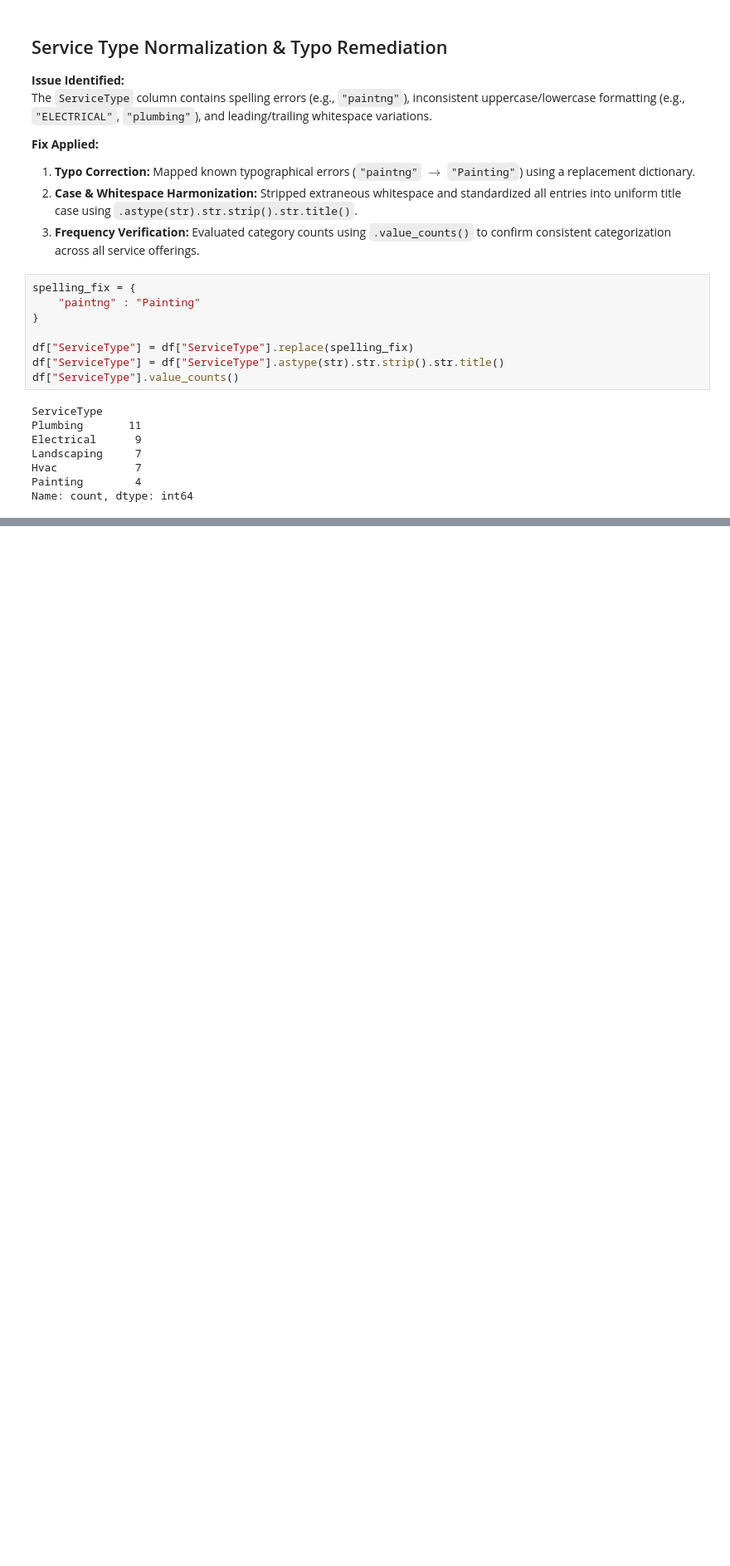
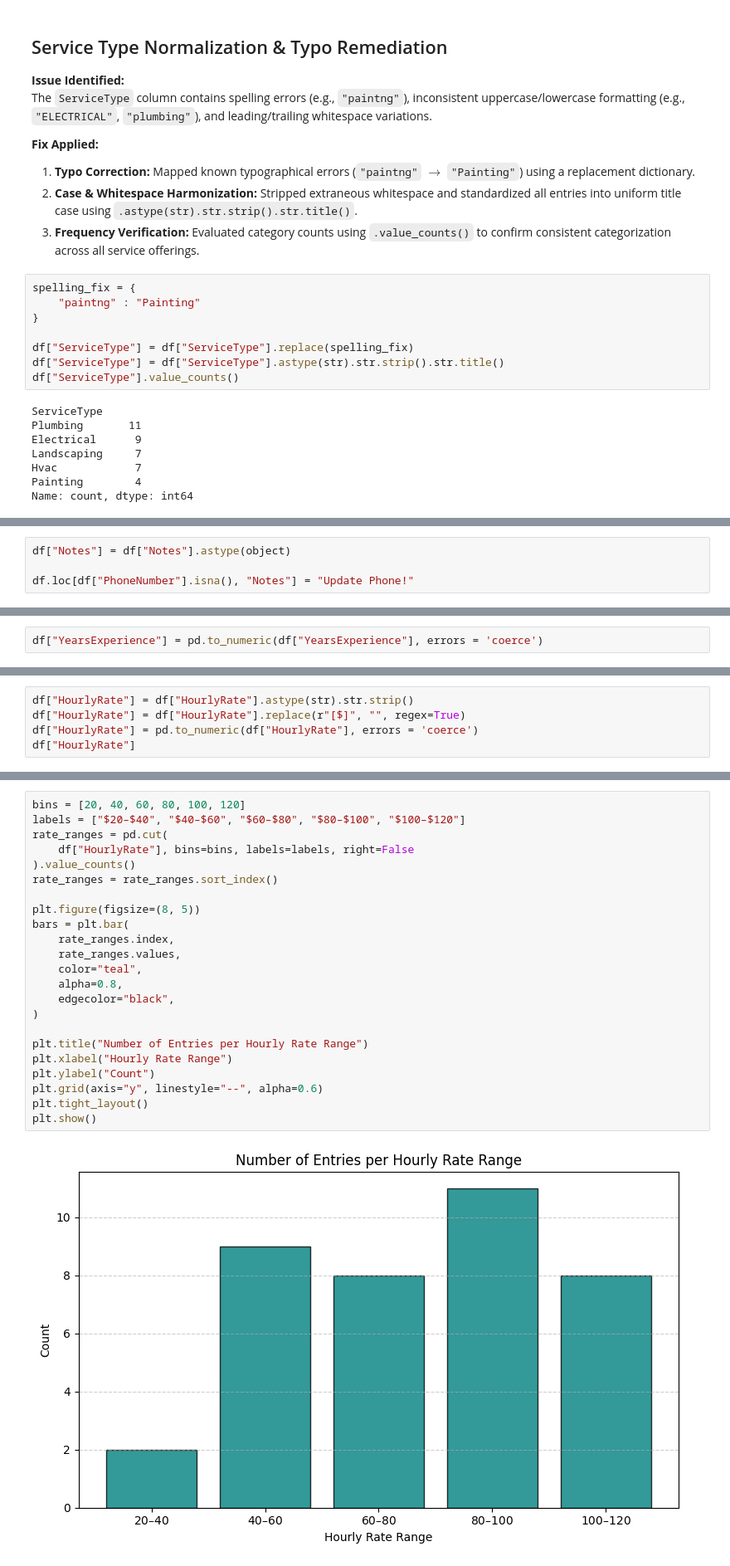
Before and after one commit to JunayedMh/pandas_prac, a Jupyter notebook: Aug_21/data_cleaning.ipynb, the cells around one changed output, grey strips where cells are left out. Shown at 83% size. Cells and saved outputs as stored; diff of their text form; blank space fills up the shorter version.

```diff
--- a/Aug_21/data_cleaning.ipynb
+++ b/Aug_21/data_cleaning.ipynb
@@ -76,0 +116,4 @@ TypeError: unsupported operand type(s) for -: 'str' and 'str'
+# %%
+df["Notes"] = df["Notes"].astype(object)
+
+df.loc[df["PhoneNumber"].isna(), "Notes"] = "Update Phone!"
@@ -76,0 +122,2 @@ TypeError: unsupported operand type(s) for -: 'str' and 'str'
+# %%
+df["YearsExperience"] = pd.to_numeric(df["YearsExperience"], errors = 'coerce')
@@ -76,0 +134,5 @@ TypeError: unsupported operand type(s) for -: 'str' and 'str'
+# %%
+df["HourlyRate"] = df["HourlyRate"].astype(str).str.strip()
+df["HourlyRate"] = df["HourlyRate"].replace(r"[$]", "", regex=True)
+df["HourlyRate"] = pd.to_numeric(df["HourlyRate"], errors = 'coerce')
+df["HourlyRate"]
@@ -76,0 +167,25 @@ TypeError: unsupported operand type(s) for -: 'str' and 'str'
+# %%
+bins = [20, 40, 60, 80, 100, 120]
+labels = ["$20–$40", "$40–$60", "$60–$80", "$80–$100", "$100–$120"]
+rate_ranges = pd.cut(
+    df["HourlyRate"], bins=bins, labels=labels, right=False
+).value_counts()
+rate_ranges = rate_ranges.sort_index()
+
+plt.figure(figsize=(8, 5))
+bars = plt.bar(
+    rate_ranges.index,
+    rate_ranges.values,
+    color="teal",
+    alpha=0.8,
+    edgecolor="black",
+)
+
+plt.title("Number of Entries per Hourly Rate Range")
+plt.xlabel("Hourly Rate Range")
+plt.ylabel("Count")
+plt.grid(axis="y", linestyle="--", alpha=0.6)
+plt.tight_layout()
+plt.show()
+# %% [output]
+[figure, added]
```
Also changed, not shown: parts of 7 cells of this notebook.
